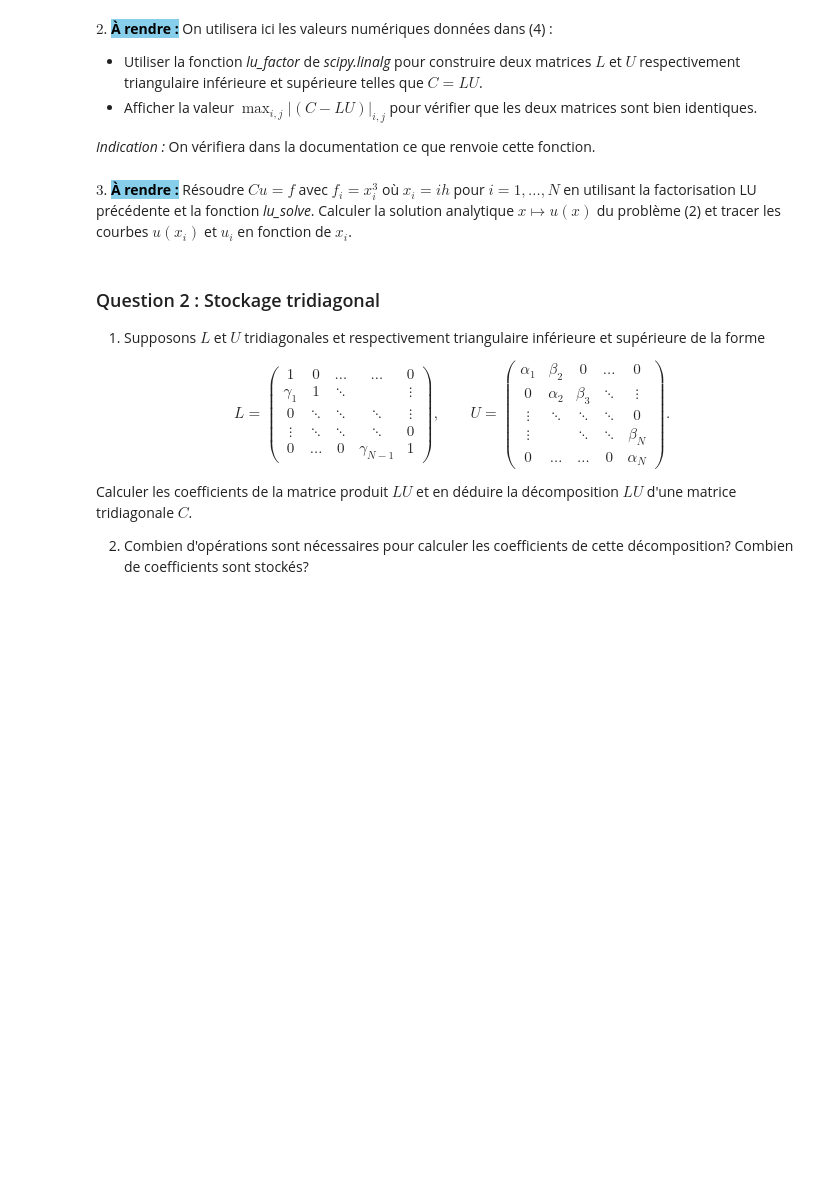
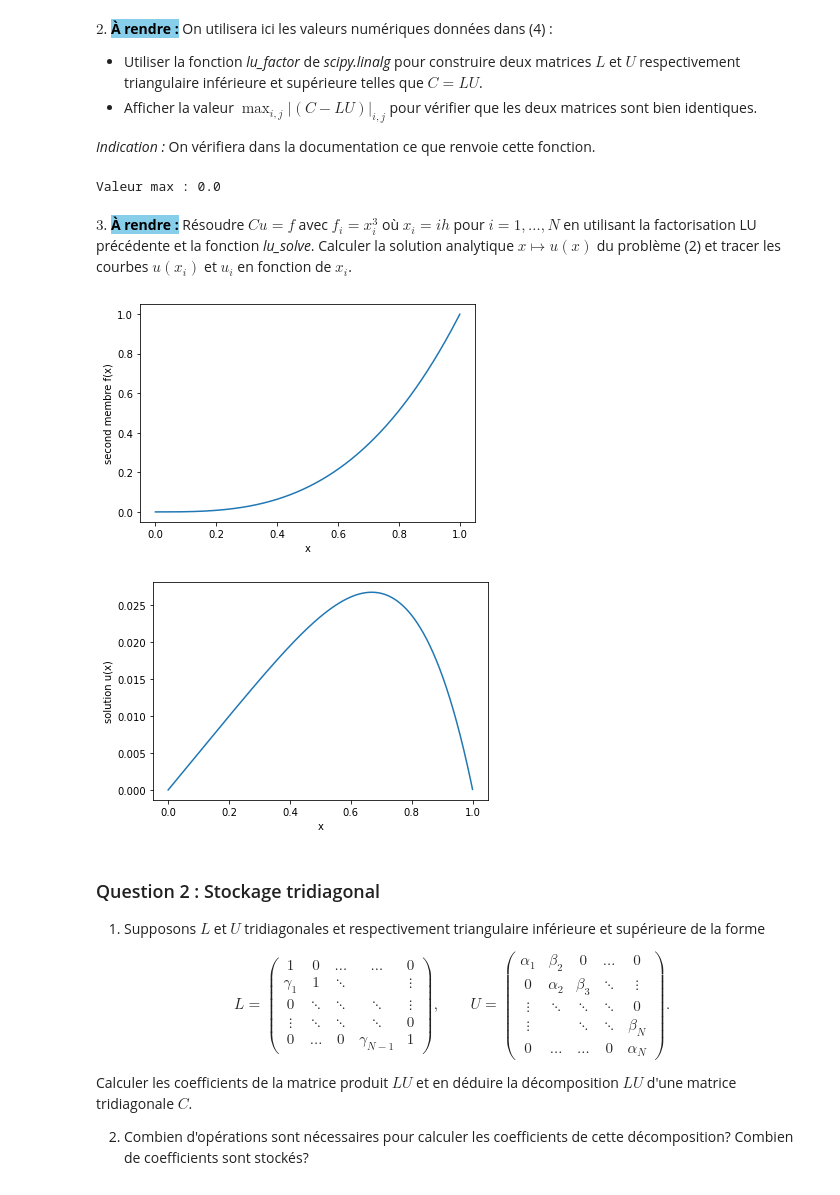
Before and after one commit to ArkhamKnightGPC/MAP412, a Jupyter notebook: pc4.ipynb, the cells around one changed output. Cells and saved outputs as stored; diff of their text form; code cells hidden in the pictures; blank space fills up the shorter version.

```diff
--- a/pc4.ipynb
+++ b/pc4.ipynb
@@ -369,7 +535,15 @@ def moins_Laplacien_1D_plein(N):
     valeur de retour:
     matrice de taille NxN
     """
-    return
+    C = np.zeros((N,N))
+    h = 1.0/(N+1)
+    for i in range(N):
+        C[i][i] = 2/(h*h)
+        if(i - 1 >= 0):
+            C[i][i-1] = -1/(h*h)
+        if(i + 1 < N):
+            C[i][i+1] = -1/(h*h)
+    return C
 # %%
 # Tester votre fonction avec N = 3
 
@@ -388,3 +562,13 @@ print("Valeur max :", )
+# %%
+N       = 2048
+
+C = moins_Laplacien_1D_plein(N)
+LU, piv = lu_factor(C)
+L, U = np.tril(LU, k=-1) + np.eye(N), np.triu(LU)
+
+print("Valeur max :", np.max(C - np.matmul(L, U)))
+# %% [output]
+Valeur max : 0.0
 # %% [markdown]
 $3$. **<font color=black><span style="background-color:skyblue"> À rendre :</span></font>** Résoudre $Cu=f$ avec $f_i = x_i^3$ où $x_i = ih$ pour $i=1,\dots,N$ en utilisant la factorisation LU précédente et la fonction *lu\_solve*.
     Calculer la solution analytique $x\mapsto u(x)$ du problème (2) et tracer les courbes $u(x_i)$ et $u_i$ en fonction de $x_i$.
@@ -399,26 +583,38 @@ def second_membre_1D(N):
     valeur de retour:
     veteur de taille N
     """
-    return
+    f = np.zeros(N)
+    h = 1.0/(N+1)
+    for i in range(N):
+        xi = (i+1)*h
+        f[i] = (xi**3)
+    return f
 # %%
 N = 2048
 
+C = moins_Laplacien_1D_plein(N)
+f = second_membre_1D(N)
+LU, piv = lu_factor(C)
+u = lu_solve((LU, piv), f)
 
+x = np.linspace(0, 1, N)
 
+y = f
 plt.figure()
-plt.plot(x,y)
+plt.plot(x, y)
 plt.xlabel("x")
 plt.ylabel("second membre f(x)")
 plt.show()
 
-
-
-
+sol = u
 plt.figure()
-plt.plot(x,sol)
+plt.plot(x, sol)
 plt.xlabel("x")
 plt.ylabel("solution u(x)")
 plt.show()
+# %% [output]
+[figure, added]
+[figure, added]
 # %% [markdown]
 ### Question 2 : Stockage tridiagonal
 
```
Also changed, not shown: parts of 33 cells of this notebook.
